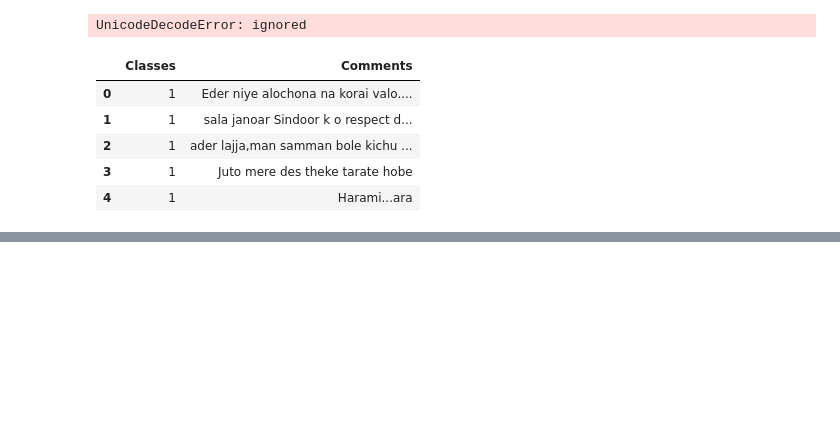
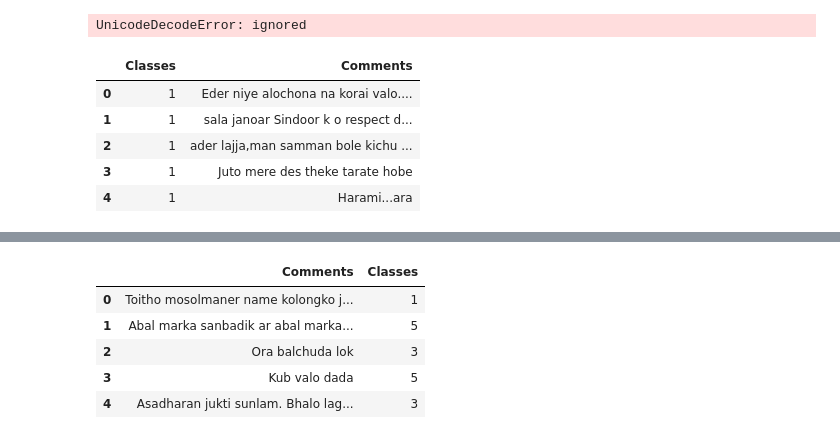
Before and after one commit to SSupriya2501/SSupriya2501, a Jupyter notebook: Final_project_test1.ipynb, the cells around one changed output, grey strips where cells are left out. Saved outputs shown, nothing was run; the diff lists cells and outputs as text; code cells hidden in the pictures; blank space fills up the shorter version.

```diff
--- a/Final_project_test1.ipynb
+++ b/Final_project_test1.ipynb
@@ -115,0 +221,16 @@ df.head()
+# %%
+df3=pd.DataFrame(x_test)
+df3=df3.rename(columns={0:'Comments'})
+
+df4=pd.DataFrame(y_test)
+df4=df2.rename(columns={0:'Classes'})
+df_test=pd.concat([df3,df4],axis=1)
+
+df_test.head()
+# %% [output]
+|  | Comments | Classes |
+| 0 | Toitho mosolmaner name kolongko j... | 1 |
+| 1 | Abal marka sanbadik ar abal marka... | 5 |
+| 2 | Ora balchuda lok | 3 |
+| 3 | Kub valo dada | 5 |
+| 4 | Asadharan jukti sunlam. Bhalo lag... | 3 |
```
Also changed, not shown: parts of 18 cells of this notebook.
